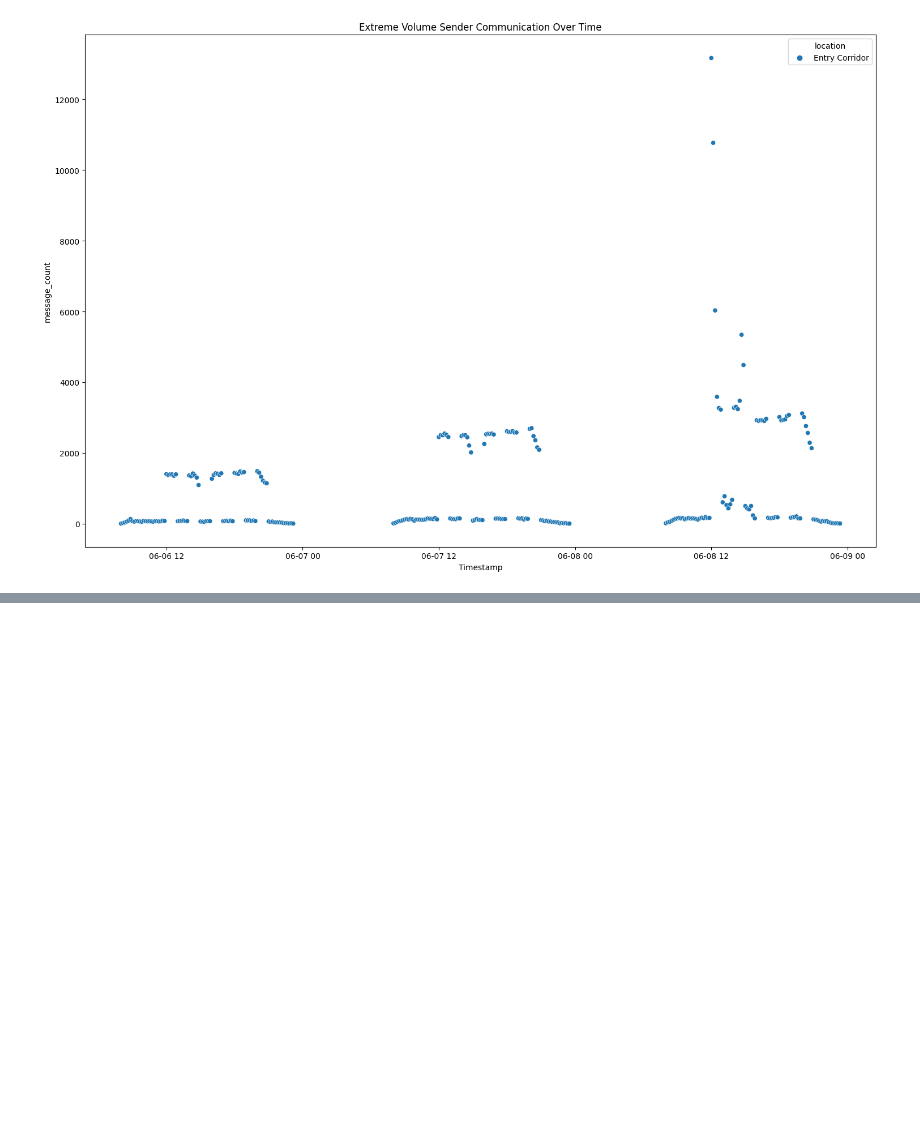
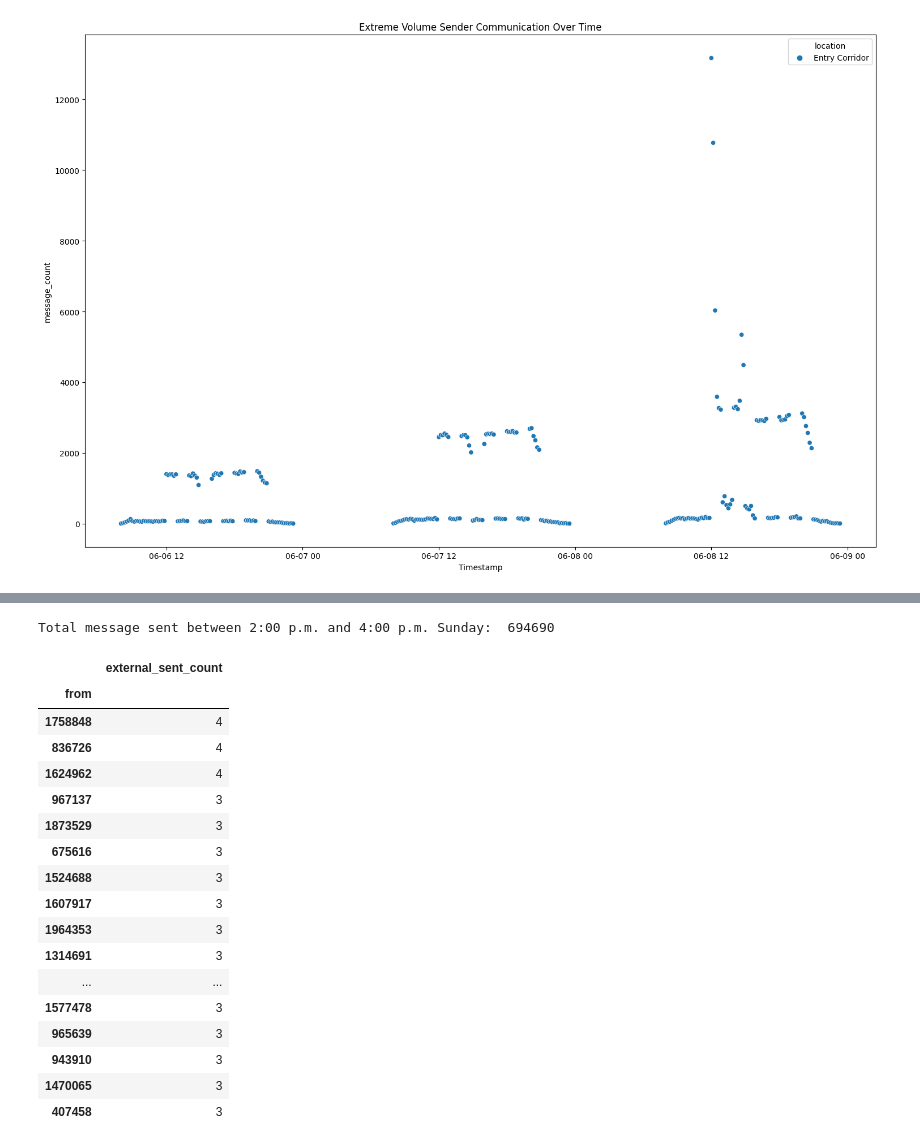
Before and after one commit to benkarabinus/nerdy_data_stuff, a Jupyter notebook: DU/COMP4449/FinalProject/Notebooks/Ben_Karabinus_COMP4449_Final_Project_Solution.ipynb, the cells around one changed output, grey strips where cells are left out. Cells and saved outputs as stored; diff of their text form; code cells hidden in the pictures; blank space fills up the shorter version.

```diff
--- a/DU/COMP4449/FinalProject/Notebooks/Ben_Karabinus_COMP4449_Final_Project_Solution.ipynb
+++ b/DU/COMP4449/FinalProject/Notebooks/Ben_Karabinus_COMP4449_Final_Project_Solution.ipynb
@@ -464,0 +588,32 @@ Which users have the highest volume of communication, were did high-volume commu
+# %%
+"""How many messages were sent between 2:00 p.m. and 4:00 p.m. Sunday."""
+
+sunday_2_4_total = sunday_2_4.shape[0]
+print("Total message sent between 2:00 p.m. and 4:00 p.m. Sunday: ", sunday_2_4_total)
+# %% [output]
+Total message sent between 2:00 p.m. and 4:00 p.m. Sunday:  694690
+# %%
+"""examine user ID's that sent messages to external users between 2:00 p.m. and 4:00 p.m. Sunday """
+
+sunday_2_4_external = sunday_2_4[(sunday_2_4['location'] == 'Coaster Alley')&(sunday_2_4['to'] == 'external')]
+sunday_2_4_external = pd.DataFrame(sunday_2_4_external.groupby(by=['from']).size(), columns=['external_sent_count']).sort_values(by=['external_sent_count'], ascending=False)
+sunday_2_4_external.head(20)
+# %% [output]
+|  | external_sent_count |
+| from |  |
+| 1758848 | 4 |
+| 836726 | 4 |
+| 1624962 | 4 |
+| 967137 | 3 |
+| 1873529 | 3 |
+| 675616 | 3 |
+| 1524688 | 3 |
+| 1607917 | 3 |
+| 1964353 | 3 |
+| 1314691 | 3 |
+| ... | ... |
+| 1577478 | 3 |
+| 965639 | 3 |
+| 943910 | 3 |
+| 1470065 | 3 |
+| 407458 | 3 |
```
Also changed, not shown: parts of 19 cells of this notebook.
